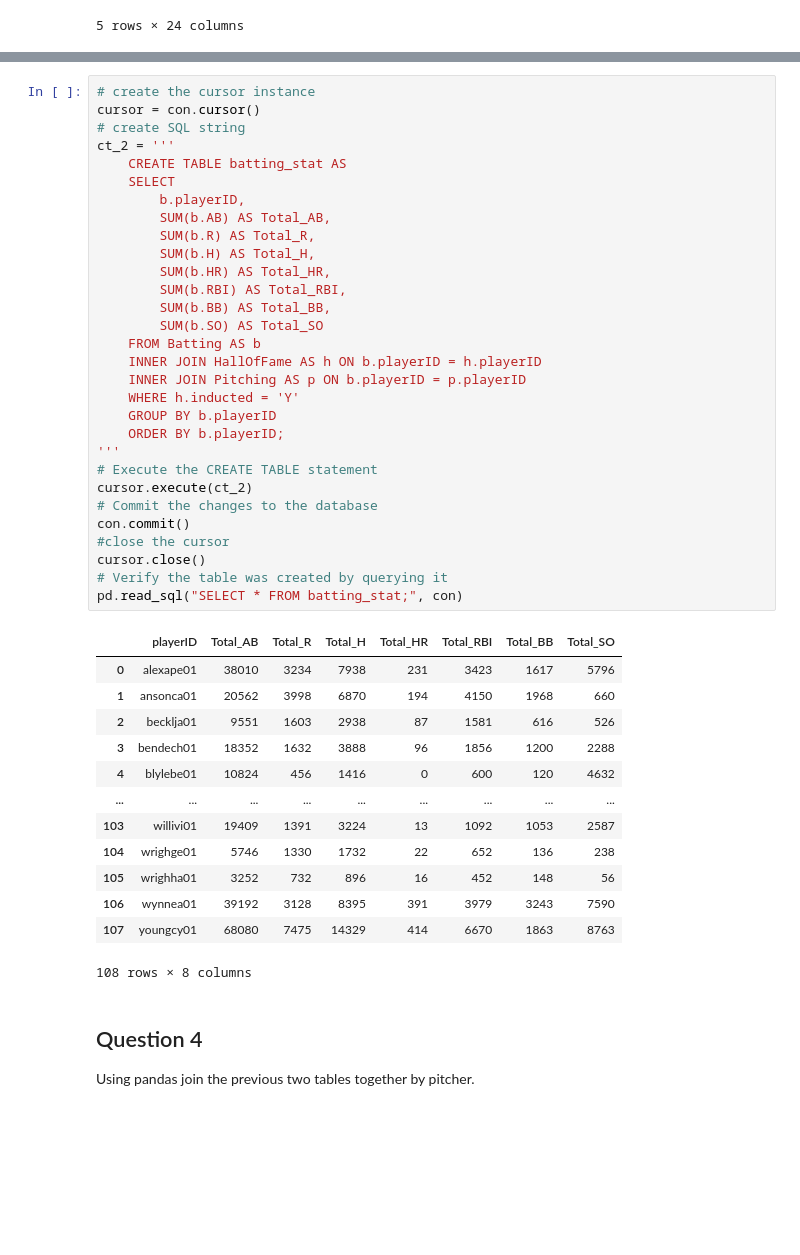
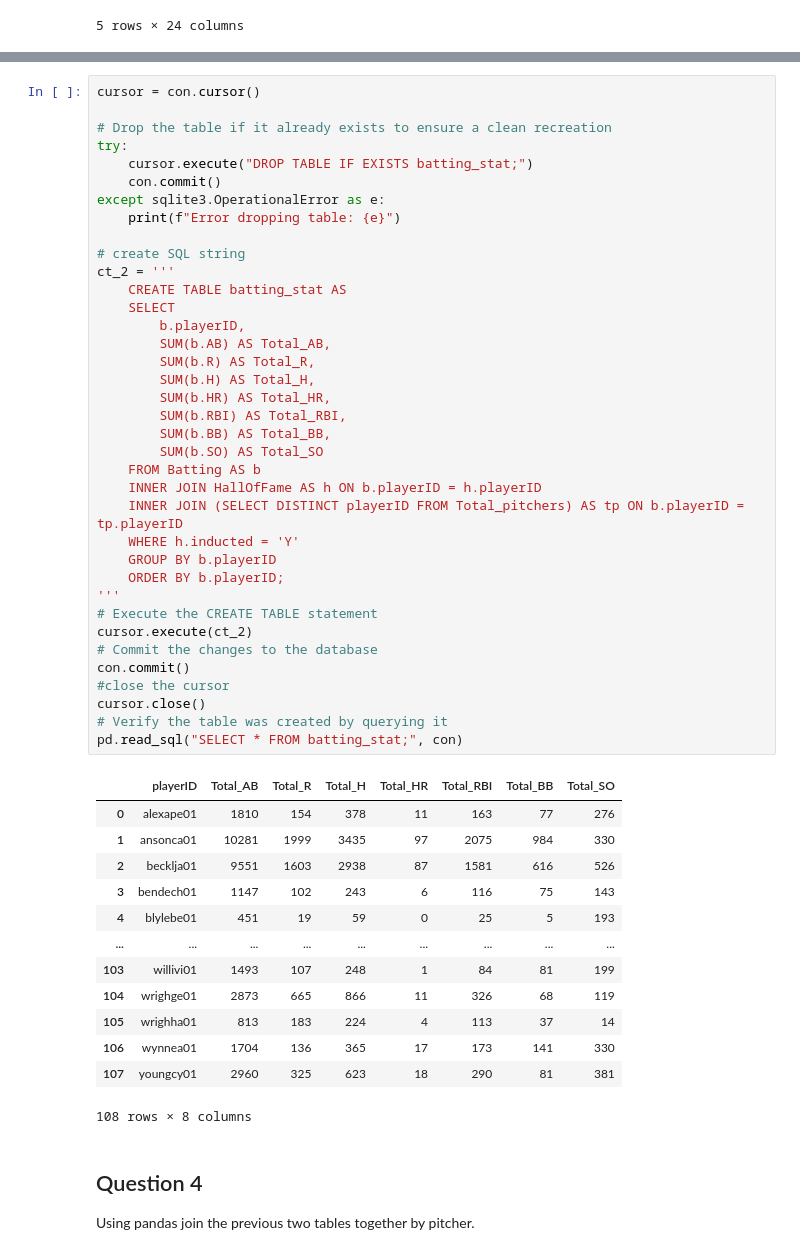
Before and after one commit to hzhoujoy/ST554_HW6, a Jupyter notebook: HW6_part_I.ipynb, the cells around one changed output, grey strips where cells are left out. Cells and saved outputs as stored; diff of their text form; blank space fills up the shorter version.

```diff
--- a/HW6_part_I.ipynb
+++ b/HW6_part_I.ipynb
@@ -114,46 +167,53 @@ To get the batting statistics specifically for Hall of Fame pitchers, we need to
 # %%
-# create the cursor instance
 cursor = con.cursor()
+
+# Drop the table if it already exists to ensure a clean recreation
+try:
+    cursor.execute("DROP TABLE IF EXISTS batting_stat;")
+    con.commit()
+except sqlite3.OperationalError as e:
+    print(f"Error dropping table: {e}")
+
 # create SQL string
 ct_2 = '''
     CREATE TABLE batting_stat AS
     SELECT
         b.playerID,
         SUM(b.AB) AS Total_AB,
         SUM(b.R) AS Total_R,
         SUM(b.H) AS Total_H,
         SUM(b.HR) AS Total_HR,
         SUM(b.RBI) AS Total_RBI,
         SUM(b.BB) AS Total_BB,
         SUM(b.SO) AS Total_SO
     FROM Batting AS b
     INNER JOIN HallOfFame AS h ON b.playerID = h.playerID
-    INNER JOIN Pitching AS p ON b.playerID = p.playerID
+    INNER JOIN (SELECT DISTINCT playerID FROM Total_pitchers) AS tp ON b.playerID = tp.playerID
     WHERE h.inducted = 'Y'
     GROUP BY b.playerID
     ORDER BY b.playerID;
 '''
 # Execute the CREATE TABLE statement
 cursor.execute(ct_2)
 # Commit the changes to the database
 con.commit()
 #close the cursor
 cursor.close()
 # Verify the table was created by querying it
 pd.read_sql("SELECT * FROM batting_stat;", con)
 # %% [output]
 |  | playerID | Total_AB | Total_R | Total_H | Total_HR | Total_RBI | Total_BB | Total_SO |
-| 0 | alexape01 | 38010 | 3234 | 7938 | 231 | 3423 | 1617 | 5796 |
-| 1 | ansonca01 | 20562 | 3998 | 6870 | 194 | 4150 | 1968 | 660 |
+| 0 | alexape01 | 1810 | 154 | 378 | 11 | 163 | 77 | 276 |
+| 1 | ansonca01 | 10281 | 1999 | 3435 | 97 | 2075 | 984 | 330 |
 | 2 | becklja01 | 9551 | 1603 | 2938 | 87 | 1581 | 616 | 526 |
-| 3 | bendech01 | 18352 | 1632 | 3888 | 96 | 1856 | 1200 | 2288 |
-| 4 | blylebe01 | 10824 | 456 | 1416 | 0 | 600 | 120 | 4632 |
+| 3 | bendech01 | 1147 | 102 | 243 | 6 | 116 | 75 | 143 |
+| 4 | blylebe01 | 451 | 19 | 59 | 0 | 25 | 5 | 193 |
 | ... | ... | ... | ... | ... | ... | ... | ... | ... |
-| 103 | willivi01 | 19409 | 1391 | 3224 | 13 | 1092 | 1053 | 2587 |
-| 104 | wrighge01 | 5746 | 1330 | 1732 | 22 | 652 | 136 | 238 |
-| 105 | wrighha01 | 3252 | 732 | 896 | 16 | 452 | 148 | 56 |
-| 106 | wynnea01 | 39192 | 3128 | 8395 | 391 | 3979 | 3243 | 7590 |
-| 107 | youngcy01 | 68080 | 7475 | 14329 | 414 | 6670 | 1863 | 8763 |
+| 103 | willivi01 | 1493 | 107 | 248 | 1 | 84 | 81 | 199 |
+| 104 | wrighge01 | 2873 | 665 | 866 | 11 | 326 | 68 | 119 |
+| 105 | wrighha01 | 813 | 183 | 224 | 4 | 113 | 37 | 14 |
+| 106 | wynnea01 | 1704 | 136 | 365 | 17 | 173 | 141 | 330 |
+| 107 | youngcy01 | 2960 | 325 | 623 | 18 | 290 | 81 | 381 |
 108 rows × 8 columns
 # %% [markdown]
 ## Question 4
```
Also changed, not shown: parts of 9 cells of this notebook.
